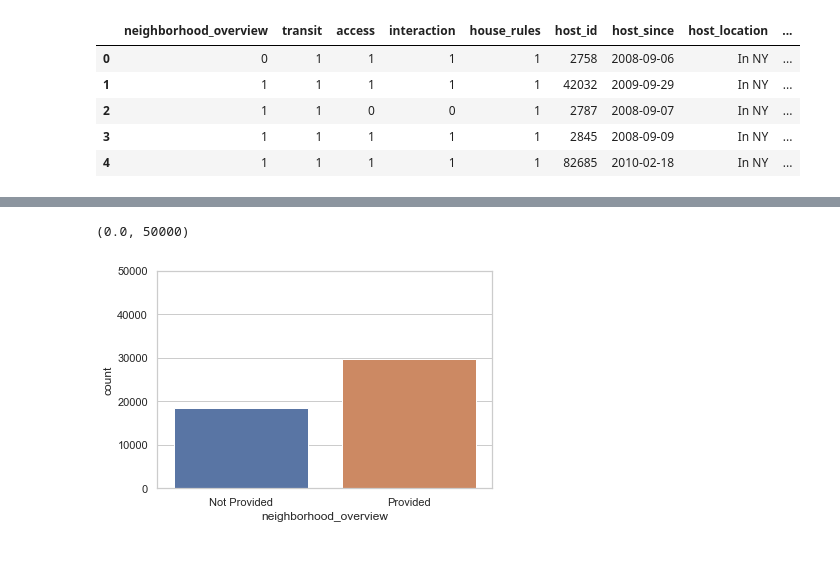
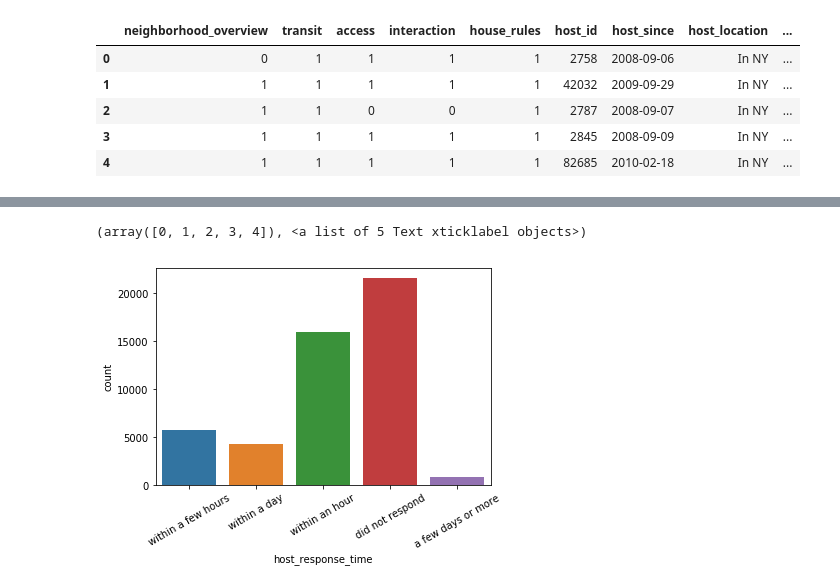
Before and after one commit to kavishashroff/Springboard, a Jupyter notebook: Capstone 1/EDA.ipynb, the cells around one changed output, grey strips where cells are left out. Drawn from its saved outputs; the diff is of its cells as text; code cells hidden in the pictures; blank space fills up the shorter version.

```diff
--- a/Capstone 1/EDA.ipynb
+++ b/Capstone 1/EDA.ipynb
@@ -21,7 +103,6 @@ sns.set(style="whitegrid")
 # %%
-sns.countplot(x="neighborhood_overview", data=data)
-plt.xticks([0,1],["Not Provided", "Provided"])
-plt.ylim(top=50000)
+sns.countplot(x='host_response_time',data=data)
+plt.xticks(rotation=30)
 # %% [output]
-(0.0, 50000)
+(array([0, 1, 2, 3, 4]), <a list of 5 Text xticklabel objects>)
-[figure, old version]
+[figure, new version]
```
Also changed, not shown: parts of 13 cells of this notebook, 1 other file.
